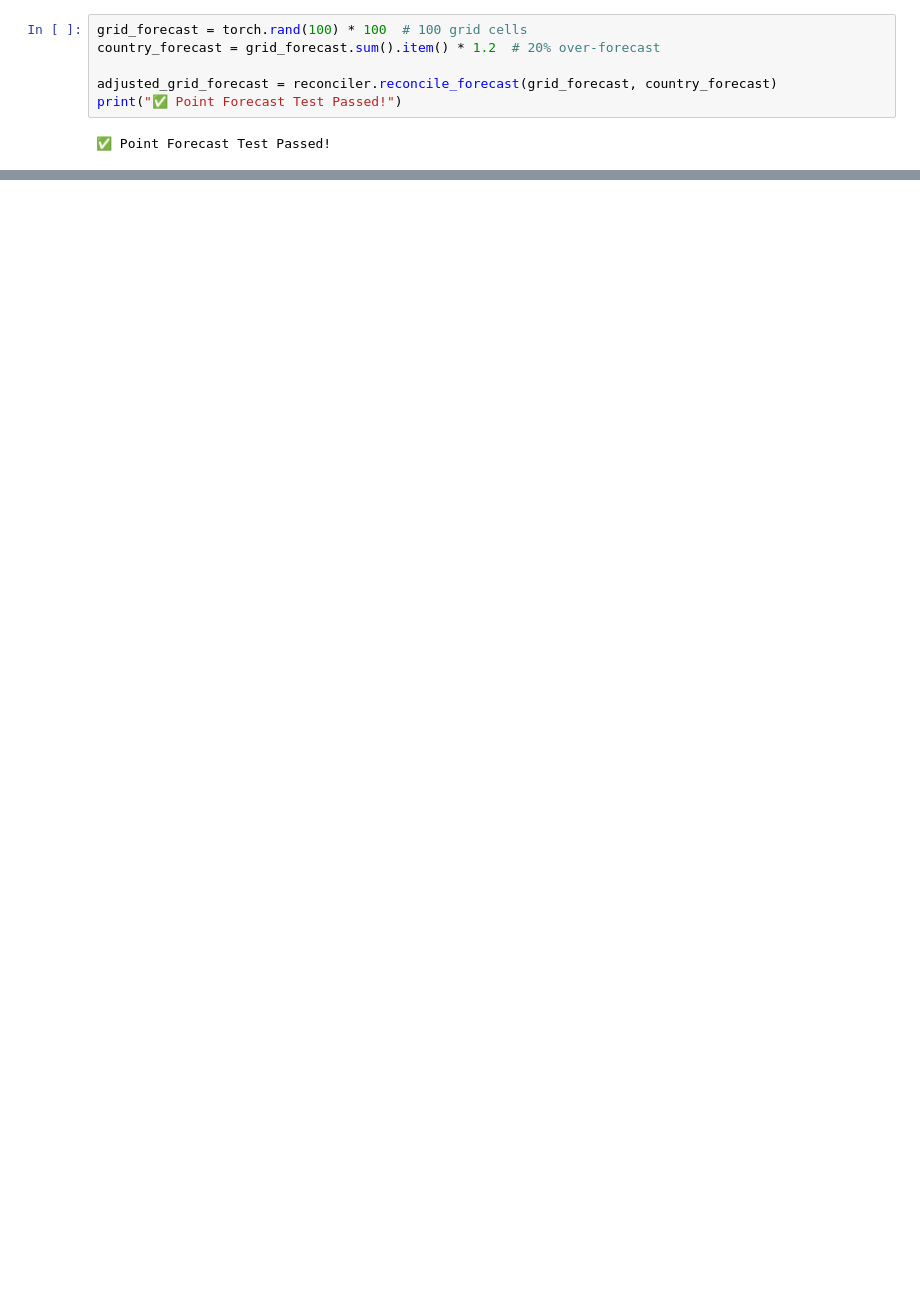
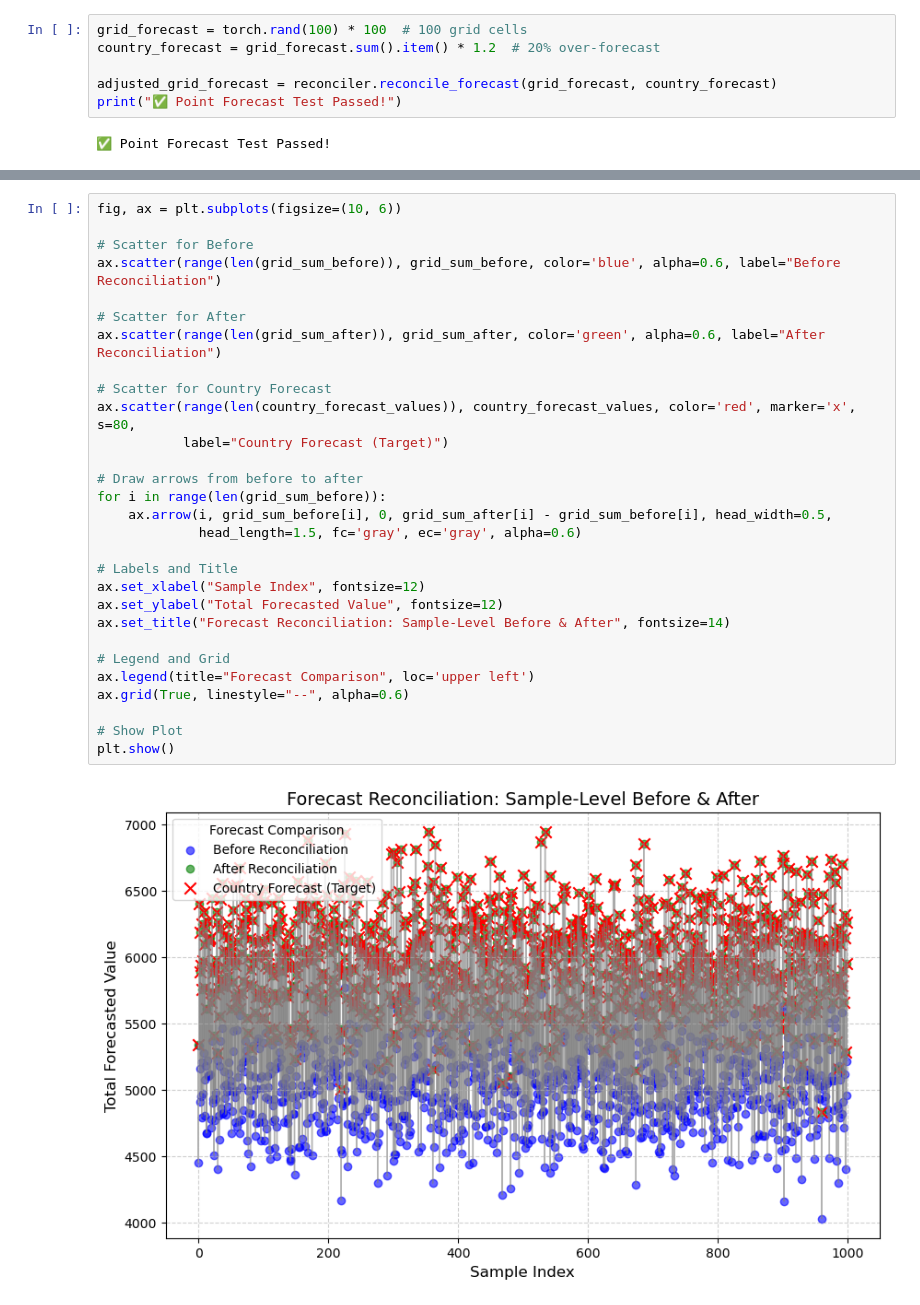
Before and after one commit to views-platform/views-models, a Jupyter notebook: models/purple_alien/notebooks/experiement_reconcilliation.ipynb, the cells around one changed output, grey strips where cells are left out. Cells and saved outputs as stored; diff of their text form; blank space fills up the shorter version.

```diff
--- a/models/purple_alien/notebooks/experiement_reconcilliation.ipynb
+++ b/models/purple_alien/notebooks/experiement_reconcilliation.ipynb
@@ -184,0 +540,31 @@ country_forecast
+# %%
+fig, ax = plt.subplots(figsize=(10, 6))
+
+# Scatter for Before
+ax.scatter(range(len(grid_sum_before)), grid_sum_before, color='blue', alpha=0.6, label="Before Reconciliation")
+
+# Scatter for After
+ax.scatter(range(len(grid_sum_after)), grid_sum_after, color='green', alpha=0.6, label="After Reconciliation")
+
+# Scatter for Country Forecast
+ax.scatter(range(len(country_forecast_values)), country_forecast_values, color='red', marker='x', s=80,
+           label="Country Forecast (Target)")
+
+# Draw arrows from before to after
+for i in range(len(grid_sum_before)):
+    ax.arrow(i, grid_sum_before[i], 0, grid_sum_after[i] - grid_sum_before[i], head_width=0.5,
+             head_length=1.5, fc='gray', ec='gray', alpha=0.6)
+
+# Labels and Title
+ax.set_xlabel("Sample Index", fontsize=12)
+ax.set_ylabel("Total Forecasted Value", fontsize=12)
+ax.set_title("Forecast Reconciliation: Sample-Level Before & After", fontsize=14)
+
+# Legend and Grid
+ax.legend(title="Forecast Comparison", loc='upper left')
+ax.grid(True, linestyle="--", alpha=0.6)
+
+# Show Plot
+plt.show()
+# %% [output]
+[figure, added]
```
Also changed, not shown: parts of 25 cells of this notebook.
